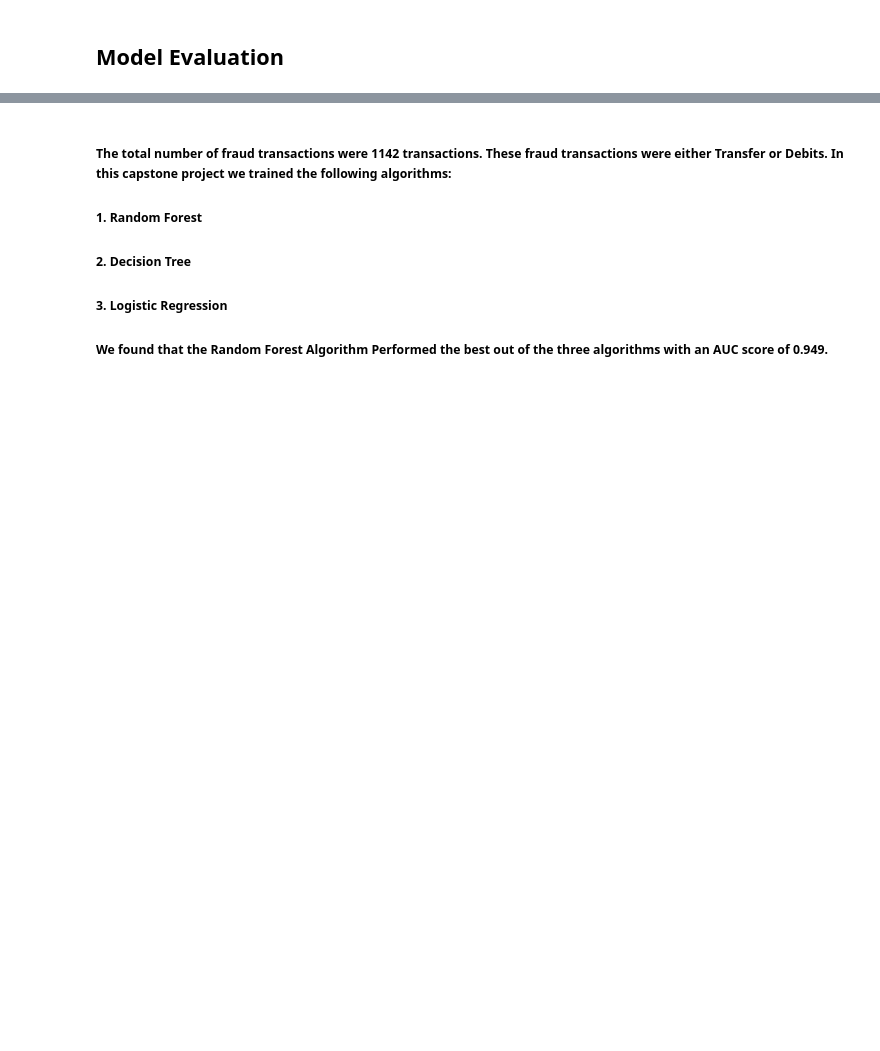
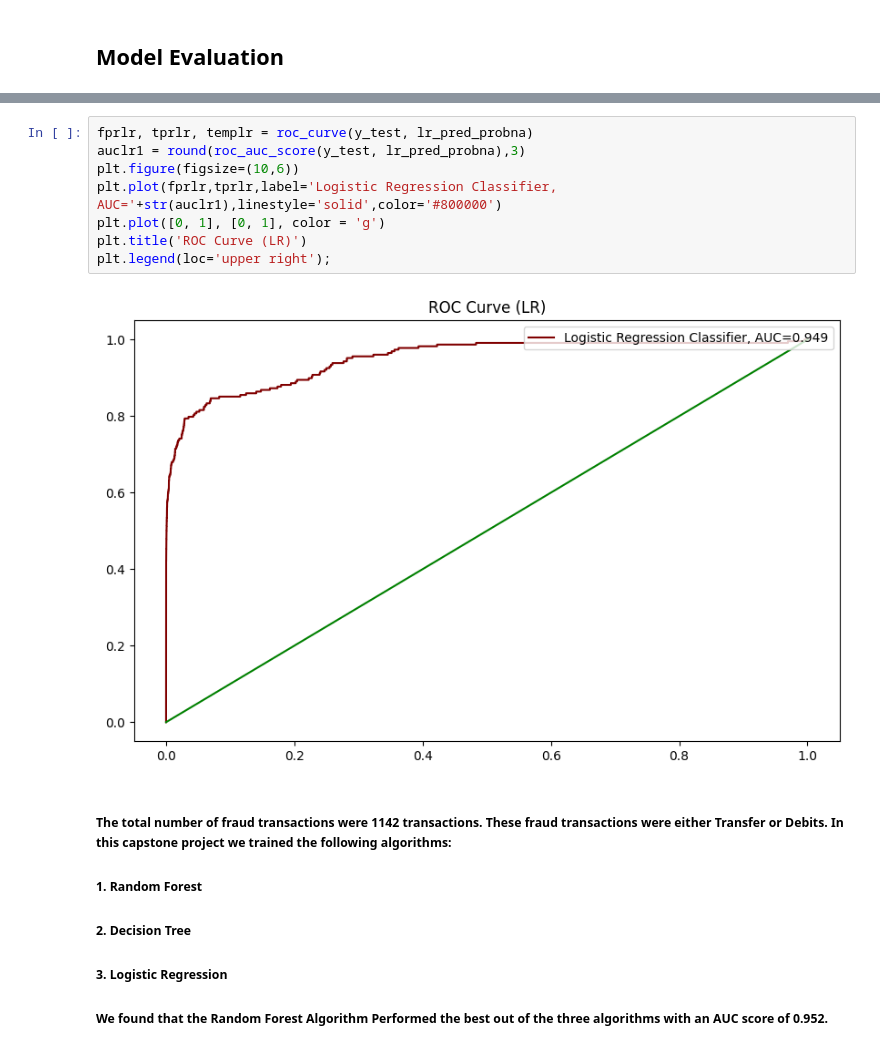
Before and after one commit to rehank1990/Springboard, a Jupyter notebook: Modeling_Capstone_2.ipynb, the cells around one changed output, grey strips where cells are left out. Drawn from its saved outputs; the diff is of its cells as text; blank space fills up the shorter version.

```diff
--- a/Modeling_Capstone_2.ipynb
+++ b/Modeling_Capstone_2.ipynb
@@ -416,3 +438,13 @@ plt.legend(loc='upper right');
+# %%
+fprlr, tprlr, templr = roc_curve(y_test, lr_pred_probna)
+auclr1 = round(roc_auc_score(y_test, lr_pred_probna),3)
+plt.figure(figsize=(10,6))
+plt.plot(fprlr,tprlr,label='Logistic Regression Classifier, AUC='+str(auclr1),linestyle='solid',color='#800000')
+plt.plot([0, 1], [0, 1], color = 'g')
+plt.title('ROC Curve (LR)')
+plt.legend(loc='upper right');
+# %% [output]
+[figure, added]
 # %% [markdown]
 ##### The total number of fraud transactions were 1142 transactions. These fraud transactions were either Transfer or Debits. In this capstone project we trained the following algorithms:
 
@@ -420,4 +452,4 @@ plt.legend(loc='upper right');
 ##### 2. Decision Tree
 ##### 3. Logistic Regression
 
-##### We found that the Random Forest Algorithm Performed the best out of the three algorithms with an AUC score of 0.949.
+##### We found that the Random Forest Algorithm Performed the best out of the three algorithms with an AUC score of 0.952.
```
Also changed, not shown: parts of 10 cells of this notebook.
